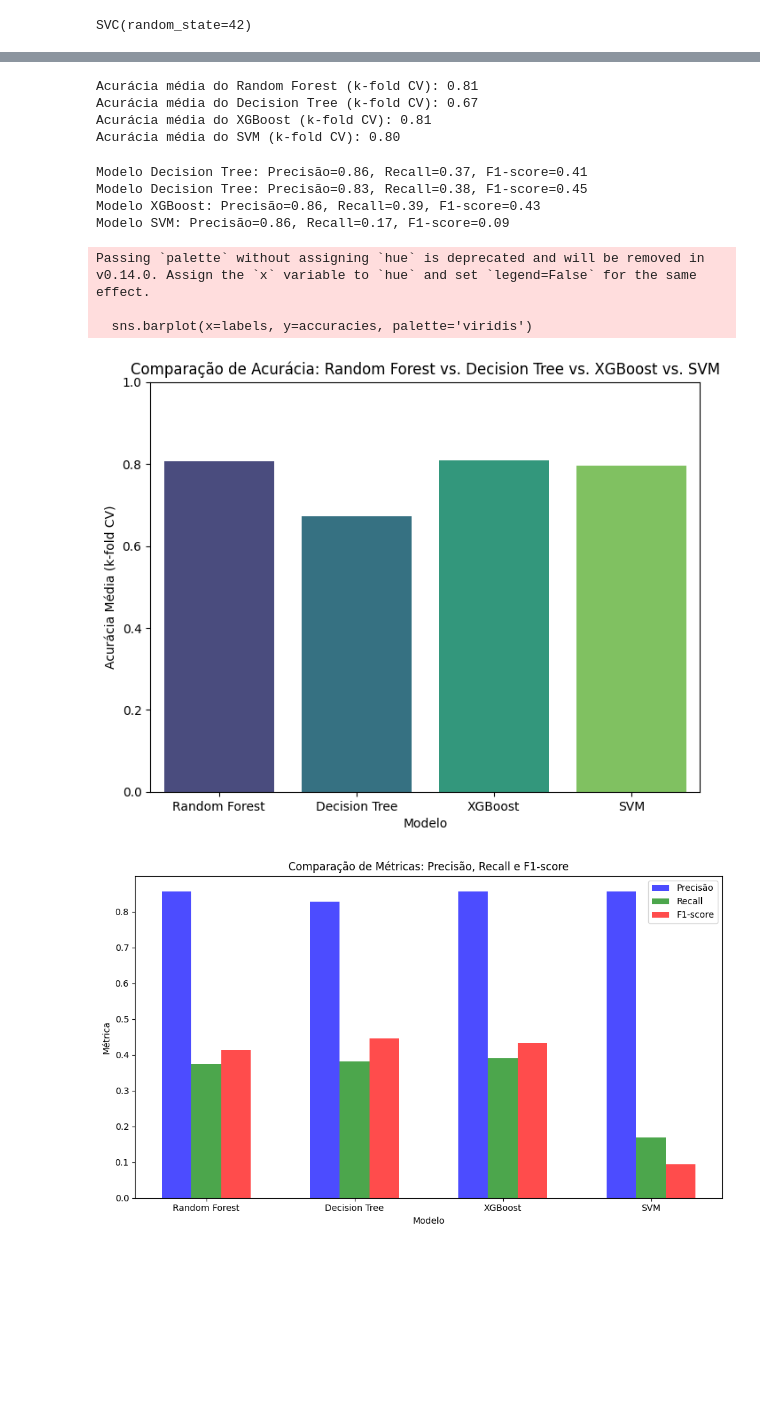
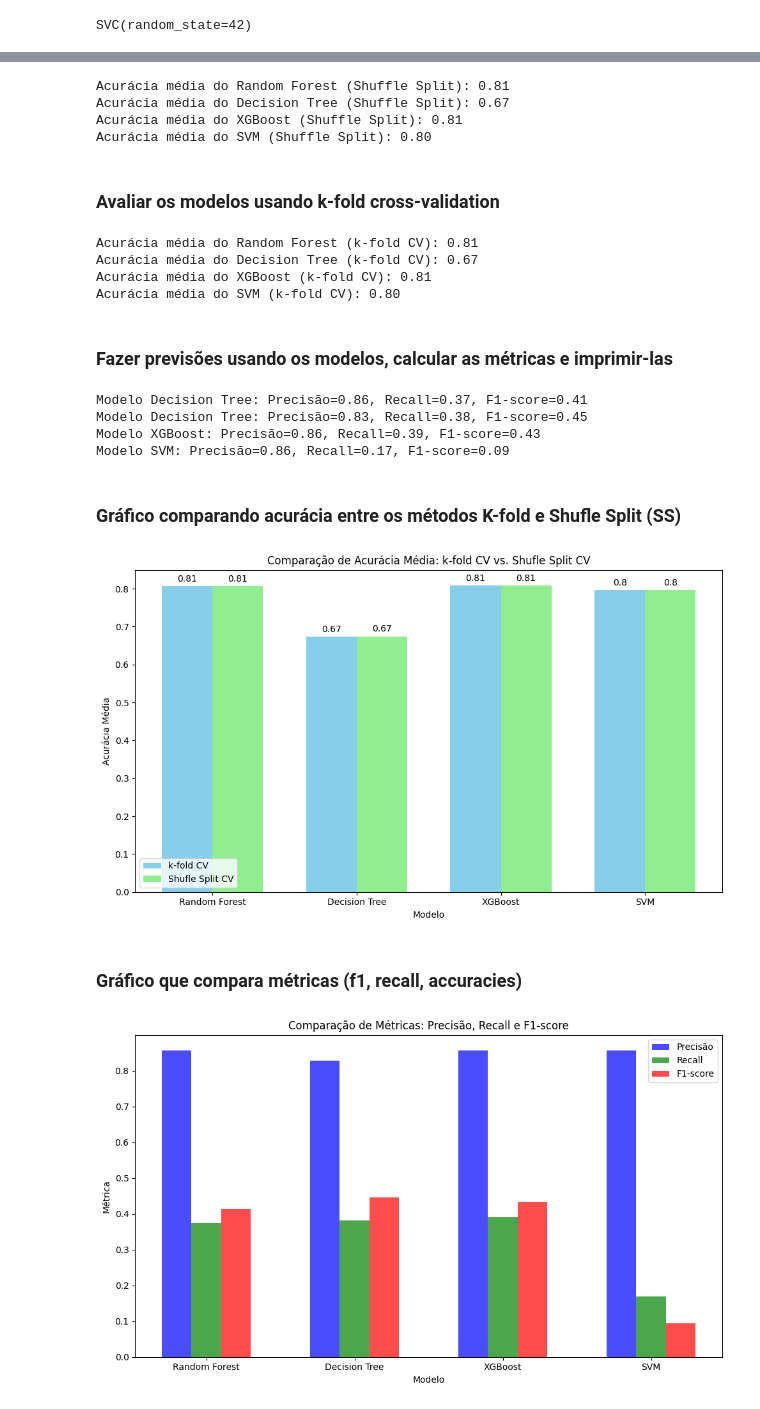
Before and after one commit to Thequing/Diabetes-analysis, a Jupyter notebook: Diabetes.ipynb, the cells around one changed output, grey strips where cells are left out. Saved outputs shown, nothing was run; the diff lists cells and outputs as text; code cells hidden in the pictures; blank space fills up the shorter version.

```diff
--- a/Diabetes.ipynb
+++ b/Diabetes.ipynb
@@ -62 +80,27 @@ SVC(random_state=42)
+# %%
+# Definir o número de iterações e a proporção do conjunto de teste
+n_splits = 10
+test_size = 0.3
+
+# Instanciar o Shuffle Split
+ss = ShuffleSplit(n_splits=n_splits, test_size=test_size, random_state=69)
+
+# Avaliar o modelo Random Forest com Shuffle Split
+rf_ss_scores = cross_val_score(rf_clf, X_resampled, y_resampled, cv=ss)
+dt_ss_scores = cross_val_score(dt_clf, X_resampled, y_resampled, cv=ss)
+xgb_ss_scores = cross_val_score(xgb_clf, X_resampled, y_resampled, cv=ss)
+svm_ss_scores = cross_val_score(svm_clf, X_resampled, y_resampled, cv=ss)
+
+# Imprimir a acurácia média do Random Forest com Shuffle Split
+print(f'Acurácia média do Random Forest (Shuffle Split): {rf_ss_scores.mean():.2f}')
+print(f'Acurácia média do Decision Tree (Shuffle Split): {dt_ss_scores.mean():.2f}')
+print(f'Acurácia média do XGBoost (Shuffle Split): {xgb_ss_scores.mean():.2f}')
+print(f'Acurácia média do SVM (Shuffle Split): {svm_ss_scores.mean():.2f}')
+# %% [output]
+Acurácia média do Random Forest (Shuffle Split): 0.81
+Acurácia média do Decision Tree (Shuffle Split): 0.67
+Acurácia média do XGBoost (Shuffle Split): 0.81
+Acurácia média do SVM (Shuffle Split): 0.80
+# %% [markdown]
+### Avaliar os modelos usando k-fold cross-validation
 # %%
@@ -76,6 +119,8 @@ Acurácia média do Random Forest (k-fold CV): 0.81
 Acurácia média do Decision Tree (k-fold CV): 0.67
 Acurácia média do XGBoost (k-fold CV): 0.81
 Acurácia média do SVM (k-fold CV): 0.80
+# %% [markdown]
+### Fazer previsões usando os modelos, calcular as métricas e imprimir-las
 # %%
 # Fazer previsões usando os modelos
 rf_predictions = rf_clf.predict(X_test)
@@ -99,21 +144,45 @@ Modelo Decision Tree: Precisão=0.86, Recall=0.37, F1-score=0.41
 Modelo Decision Tree: Precisão=0.83, Recall=0.38, F1-score=0.45
 Modelo XGBoost: Precisão=0.86, Recall=0.39, F1-score=0.43
 Modelo SVM: Precisão=0.86, Recall=0.17, F1-score=0.09
+# %% [markdown]
+### Gráfico comparando acurácia entre os métodos K-fold e Shufle Split (SS)
 # %%
-# Gráfico comparando acurácia original e após o tratamento
-accuracies = [rf_cv_scores.mean(), dt_cv_scores.mean(), xgb_cv_scores.mean(), svm_cv_scores.mean()]
+kfold_accuracies = [rf_cv_scores.mean(), dt_cv_scores.mean(), xgb_cv_scores.mean(), svm_cv_scores.mean()]
+ss_accuracies = [rf_ss_scores.mean(), dt_ss_scores.mean(), xgb_ss_scores.mean(), svm_ss_scores.mean()]
 labels = ['Random Forest', 'Decision Tree', 'XGBoost', 'SVM']
 
-plt.figure(figsize=(8, 6))
-sns.barplot(x=labels, y=accuracies, palette='viridis')
-plt.ylim(0, 1)
-plt.xlabel('Modelo')
-plt.ylabel('Acurácia Média (k-fold CV)')
-plt.title('Comparação de Acurácia: Random Forest vs. Decision Tree vs. XGBoost vs. SVM')
+x = np.arange(len(labels))  # localização dos labels no eixo x
+width = 0.35  # largura das barras
+
+fig, ax = plt.subplots(figsize=(10, 6))
+rects1 = ax.bar(x - width/2, kfold_accuracies, width, label='k-fold CV', color='skyblue')
+rects2 = ax.bar(x + width/2, ss_accuracies, width, label='Shufle Split CV', color='lightgreen')
+
+# Adicionar rótulos, título e legendas personalizadas
+ax.set_xlabel('Modelo')
+ax.set_ylabel('Acurácia Média')
+ax.set_title('Comparação de Acurácia Média: k-fold CV vs. Shufle Split CV')
+ax.set_xticks(x)
+ax.set_xticklabels(labels)
+ax.legend()
+
+# Função para adicionar rótulos de dados em cima das barras
+def autolabel(rects):
+    for rect in rects:
+        height = rect.get_height()
+        ax.annotate('{}'.format(round(height, 2)),
+                    xy=(rect.get_x() + rect.get_width() / 2, height),
+                    xytext=(0, 3),  # deslocamento vertical dos rótulos
+                    textcoords="offset points",
+                    ha='center', va='bottom')
+
+autolabel(rects1)
+autolabel(rects2)
+
+fig.tight_layout()
 plt.show()
 # %% [output]
-Passing `palette` without assigning `hue` is deprecated and will be removed in v0.14.0. Assign the `x` variable to `hue` and set `legend=False` for the same effect.
-
-  sns.barplot(x=labels, y=accuracies, palette='viridis')
-[figure, old version]
+[figure, new version]
+# %% [markdown]
+### Gráfico que compara métricas (f1, recall, accuracies)
 # %%
```
Also changed, not shown: parts of 43 cells of this notebook.
